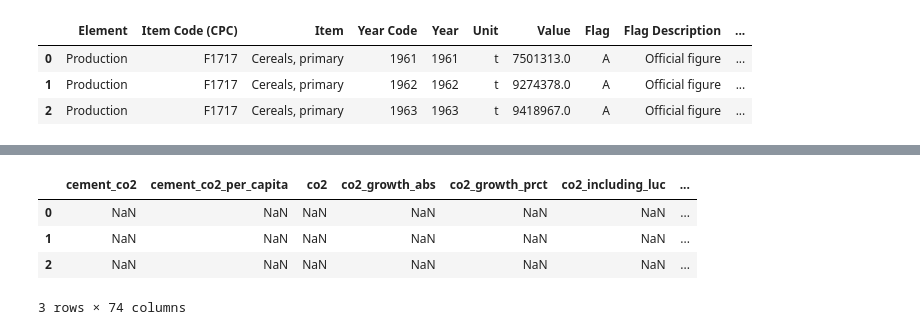
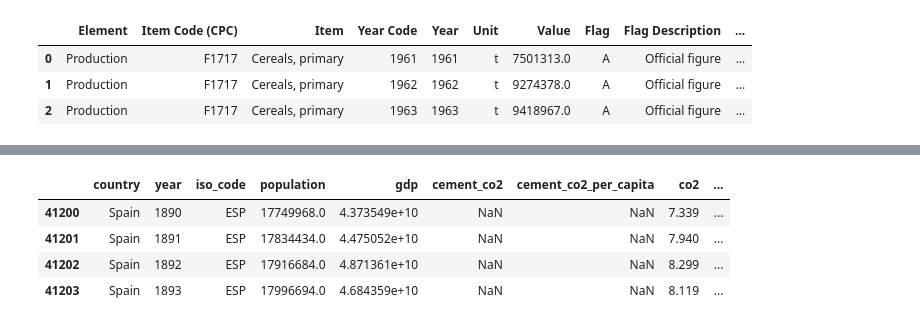
Before and after one commit to nickbar2003/FirstRepo, a Jupyter notebook: cs222/project/report.ipynb, the cells around one changed output, grey strips where cells are left out. Saved outputs shown, nothing was run; the diff lists cells and outputs as text; code cells hidden in the pictures.

```diff
--- a/cs222/project/report.ipynb
+++ b/cs222/project/report.ipynb
@@ -90,10 +98,10 @@ display(crops_groups.iloc[:3, 5:])
 # %%
-# Example of carbon emissons data
+# Small Example of carbon emissons data with most attributes hidden
 carbon_emissions = pd.read_csv('./data/carbon_emissions.csv')
-display(carbon_emissions.iloc[:3, 5:])
+display(carbon_emissions.iloc[41200:41204, :11])
 # %% [output]
-|  | cement_co2 | cement_co2_per_capita | co2 | co2_growth_abs | co2_growth_prct | co2_including_luc | ... |
-| 0 | NaN | NaN | NaN | NaN | NaN | NaN | ... |
-| 1 | NaN | NaN | NaN | NaN | NaN | NaN | ... |
-| 2 | NaN | NaN | NaN | NaN | NaN | NaN | ... |
+|  | country | year | iso_code | population | gdp | cement_co2 | cement_co2_per_capita | co2 | ... |
+| 41200 | Spain | 1890 | ESP | 17749968.0 | 4.373549e+10 | NaN | NaN | 7.339 | ... |
+| 41201 | Spain | 1891 | ESP | 17834434.0 | 4.475052e+10 | NaN | NaN | 7.940 | ... |
+| 41202 | Spain | 1892 | ESP | 17916684.0 | 4.871361e+10 | NaN | NaN | 8.299 | ... |
+| 41203 | Spain | 1893 | ESP | 17996694.0 | 4.684359e+10 | NaN | NaN | 8.119 | ... |
-3 rows × 74 columns
```
Also changed, not shown: parts of 6 cells of this notebook, 3 other files.
